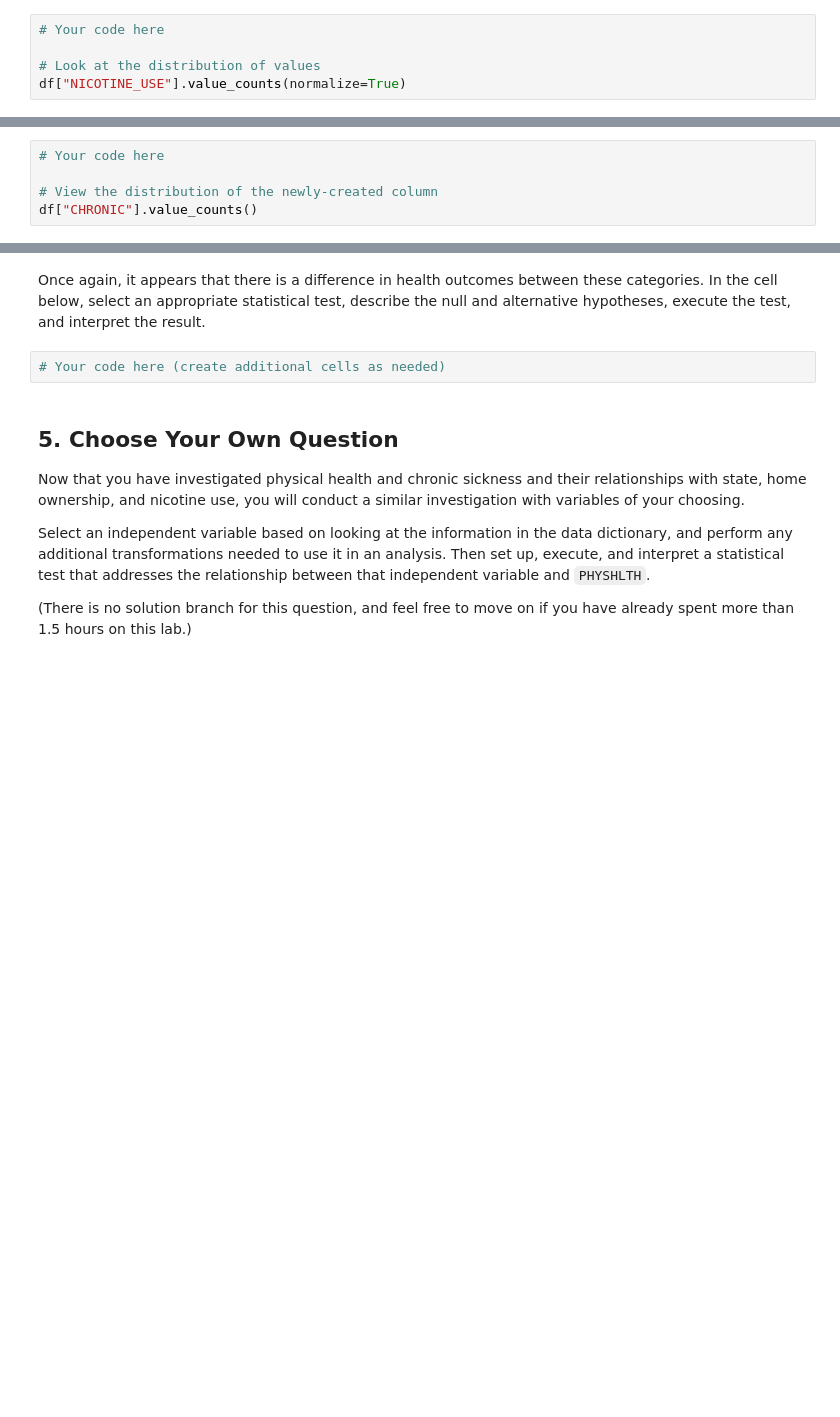
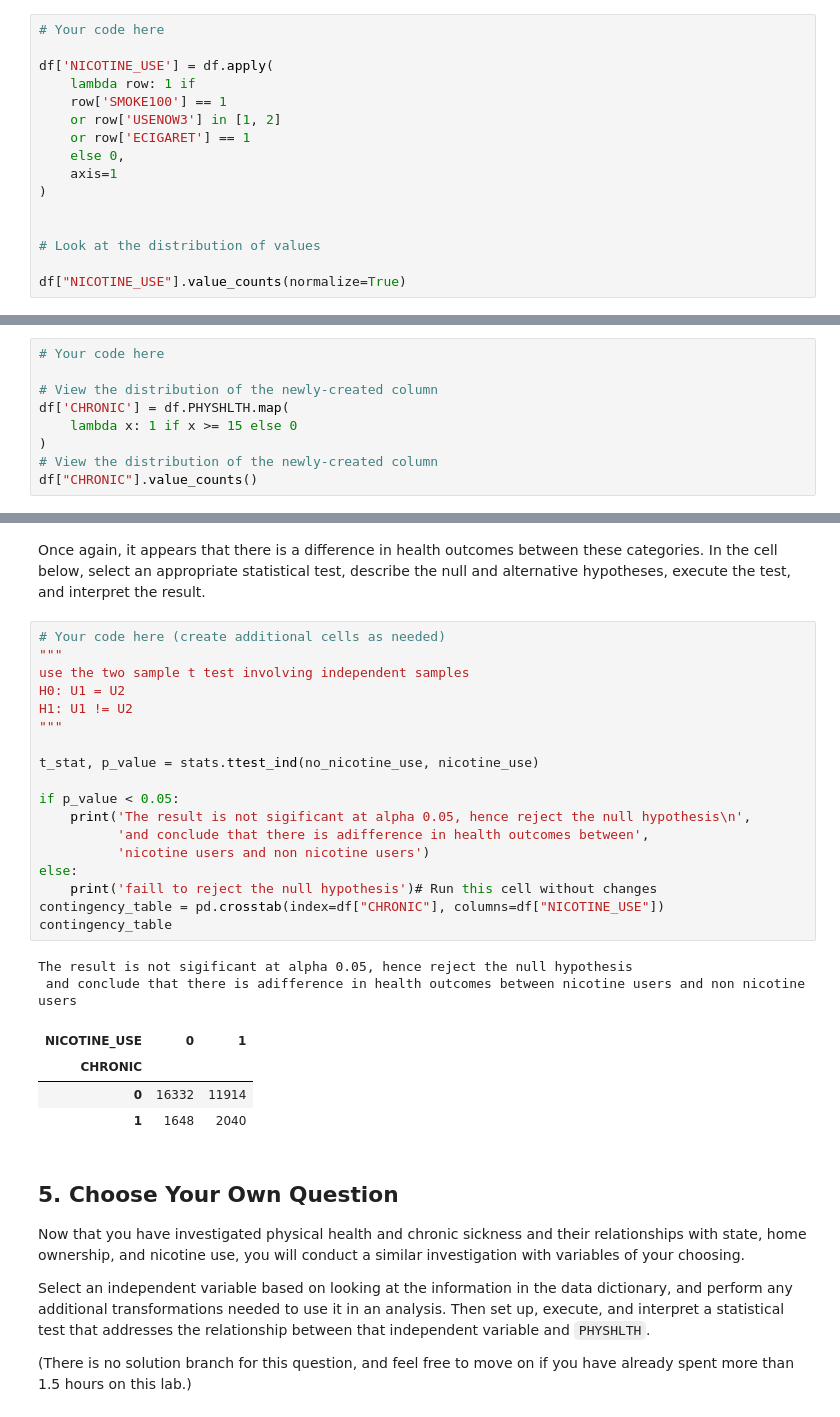
Before and after one commit to learn-co-curriculum/dsc-hypothesis-testing-lab, a Jupyter notebook: index.ipynb, the cells around one changed output, grey strips where cells are left out. Cells and saved outputs as stored; diff of their text form; blank space fills up the shorter version.

```diff
--- a/index.ipynb
+++ b/index.ipynb
@@ -289,5 +442,16 @@ If a record matches one or more of the above criteria, `NICOTINE_USE` should be
 # %%
 # Your code here
 
+df['NICOTINE_USE'] = df.apply(
+    lambda row: 1 if
+    row['SMOKE100'] == 1
+    or row['USENOW3'] in [1, 2]
+    or row['ECIGARET'] == 1
+    else 0,
+    axis=1
+)
+
+
 # Look at the distribution of values
+
 df["NICOTINE_USE"].value_counts(normalize=True)
@@ -299,4 +472,8 @@ In the cell below, create a new column of `df` called `CHRONIC`, which is 0 for
 # Your code here
 
 # View the distribution of the newly-created column
+df['CHRONIC'] = df.PHYSHLTH.map(
+    lambda x: 1 if x >= 15 else 0
+)
+# View the distribution of the newly-created column
 df["CHRONIC"].value_counts()
@@ -330,7 +523,30 @@ ax.legend();
 # %% [markdown]
 Once again, it appears that there is a difference in health outcomes between these categories. In the cell below, select an appropriate statistical test, describe the null and alternative hypotheses, execute the test, and interpret the result.
-# %%
-# Your code here (create additional cells as needed)
+# %%
+# Your code here (create additional cells as needed)
+"""
+use the two sample t test involving independent samples
+H0: U1 = U2
+H1: U1 != U2
+"""
+
+t_stat, p_value = stats.ttest_ind(no_nicotine_use, nicotine_use)
+
+if p_value < 0.05:
+    print('The result is not sigificant at alpha 0.05, hence reject the null hypothesis\n',
+          'and conclude that there is adifference in health outcomes between',
+          'nicotine users and non nicotine users')
+else:
+    print('faill to reject the null hypothesis')# Run this cell without changes
+contingency_table = pd.crosstab(index=df["CHRONIC"], columns=df["NICOTINE_USE"])
+contingency_table
+# %% [output]
+The result is not sigificant at alpha 0.05, hence reject the null hypothesis
+ and conclude that there is adifference in health outcomes between nicotine users and non nicotine users
+| NICOTINE_USE | 0 | 1 |
+| CHRONIC |  |  |
+| 0 | 16332 | 11914 |
+| 1 | 1648 | 2040 |
 # %% [markdown]
 ## 5. Choose Your Own Question
 
```
Also changed, not shown: parts of 34 cells of this notebook.
